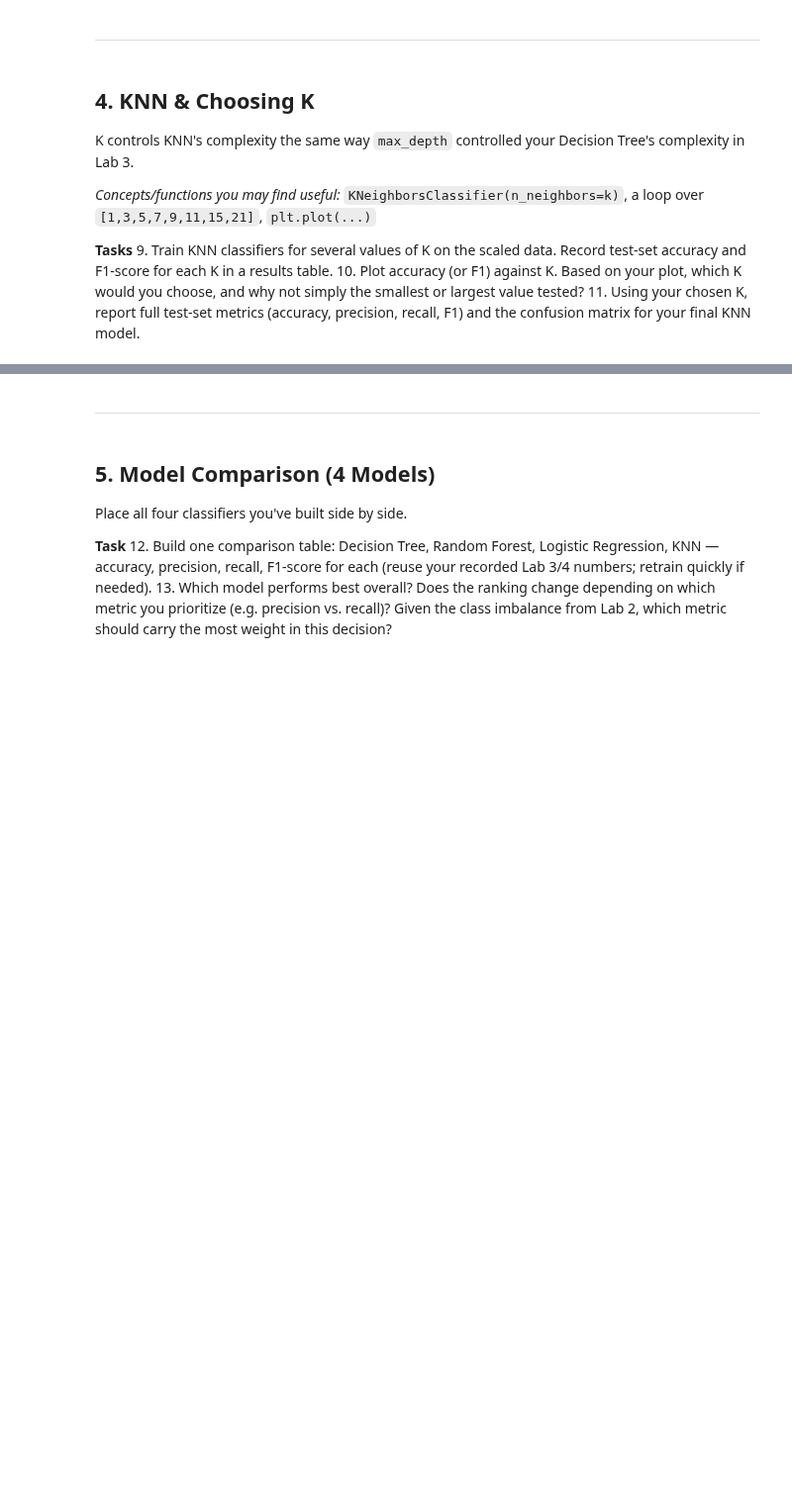
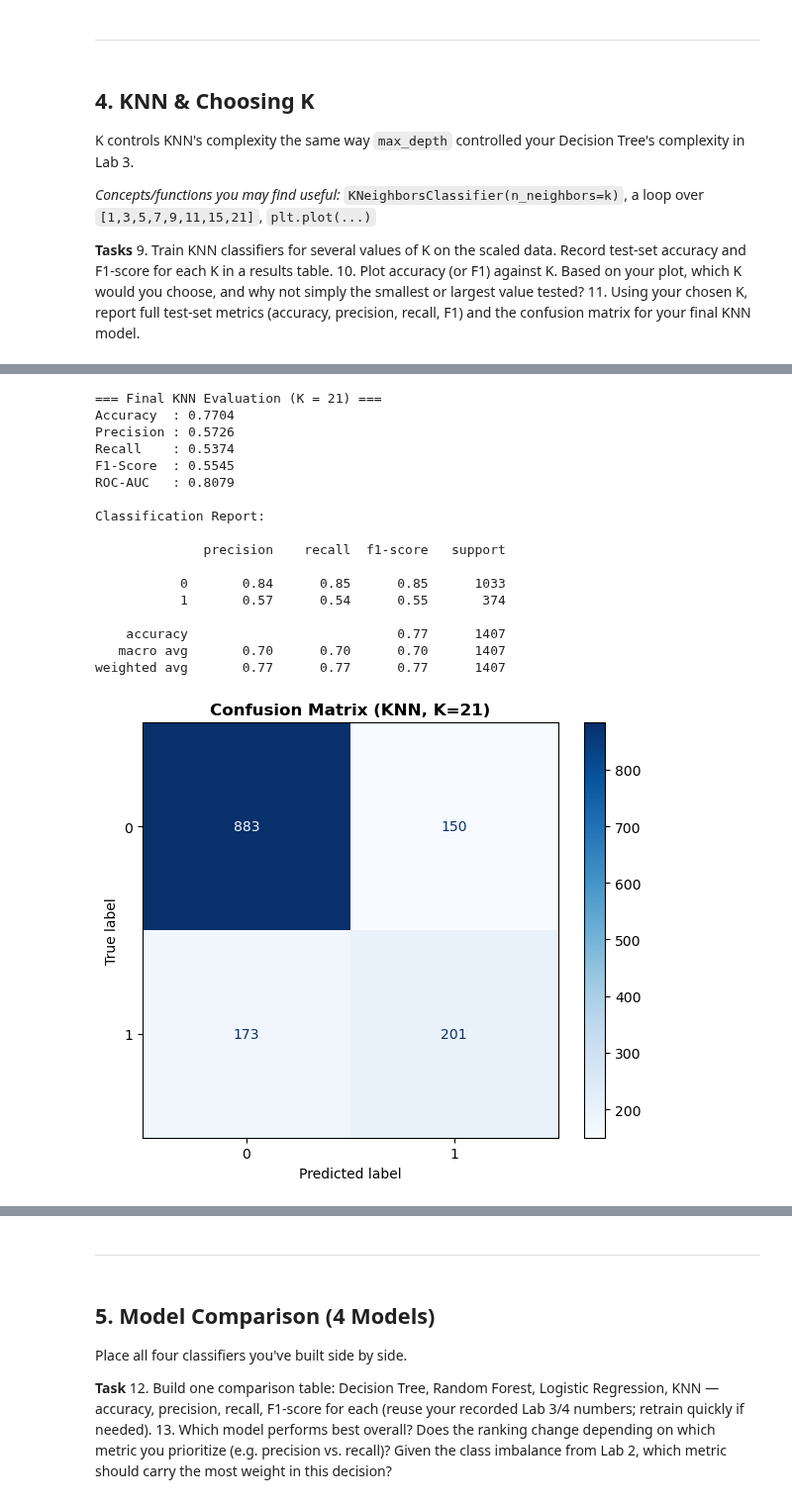
Before and after one commit to baqar360/ML-Lab-Semester-5, a Jupyter notebook: lab 6/Lab6_LogReg_KNN_Template.ipynb, the cells around one changed output, grey strips where cells are left out. Shown at 99% size. Drawn from its saved outputs; the diff is of its cells as text; code cells hidden in the pictures; blank space fills up the shorter version.

```diff
--- a/lab 6/Lab6_LogReg_KNN_Template.ipynb
+++ b/lab 6/Lab6_LogReg_KNN_Template.ipynb
@@ -143 +382,70 @@ _(your answer here)_
+# %%
+# Task 11 — final KNN model at chosen K: metrics + confusion matrix
+# Task 11 — final KNN model at chosen K: metrics + confusion matrix
+import matplotlib.pyplot as plt
+from sklearn.neighbors import KNeighborsClassifier
+from sklearn.metrics import (
+    accuracy_score,
+    precision_score,
+    recall_score,
+    f1_score,
+    roc_auc_score,
+    confusion_matrix,
+    ConfusionMatrixDisplay,
+    classification_report
+)
+
+# 1. Instantiate and fit final model with chosen K = 21
+chosen_k = 21
+final_knn = KNeighborsClassifier(n_neighbors=chosen_k)
+final_knn.fit(X_train_scaled, y_train)
+
+# 2. Predict labels and predicted probabilities on scaled test data
+y_pred_final = final_knn.predict(X_test_scaled)
+y_prob_final = final_knn.predict_proba(X_test_scaled)[:, 1]
+
+# 3. Compute evaluation metrics
+acc = accuracy_score(y_test, y_pred_final)
+prec = precision_score(y_test, y_pred_final)
+rec = recall_score(y_test, y_pred_final)
+f1 = f1_score(y_test, y_pred_final)
+roc_auc = roc_auc_score(y_test, y_prob_final)
+
+print(f"=== Final KNN Evaluation (K = {chosen_k}) ===")
+print(f"Accuracy  : {acc:.4f}")
+print(f"Precision : {prec:.4f}")
+print(f"Recall    : {rec:.4f}")
+print(f"F1-Score  : {f1:.4f}")
+print(f"ROC-AUC   : {roc_auc:.4f}")
+print("\nClassification Report:\n")
+print(classification_report(y_test, y_pred_final))
+
+# 4. Plot Confusion Matrix
+cm = confusion_matrix(y_test, y_pred_final)
+disp = ConfusionMatrixDisplay(confusion_matrix=cm, display_labels=final_knn.classes_)
+
+fig, ax = plt.subplots(figsize=(6, 5))
+disp.plot(cmap="Blues", values_format="d", ax=ax)
+ax.set_title(f"Confusion Matrix (KNN, K={chosen_k})", fontsize=12, fontweight="bold")
+plt.tight_layout()
+plt.show()
+# %% [output]
+=== Final KNN Evaluation (K = 21) ===
+Accuracy  : 0.7704
+Precision : 0.5726
+Recall    : 0.5374
+F1-Score  : 0.5545
+ROC-AUC   : 0.8079
+
+Classification Report:
+
+              precision    recall  f1-score   support
+
+           0       0.84      0.85      0.85      1033
+           1       0.57      0.54      0.55       374
+
+    accuracy                           0.77      1407
+   macro avg       0.70      0.70      0.70      1407
+weighted avg       0.77      0.77      0.77      1407
+[figure, added]
 # %% [markdown]
```
Also changed, not shown: parts of 40 cells of this notebook.
